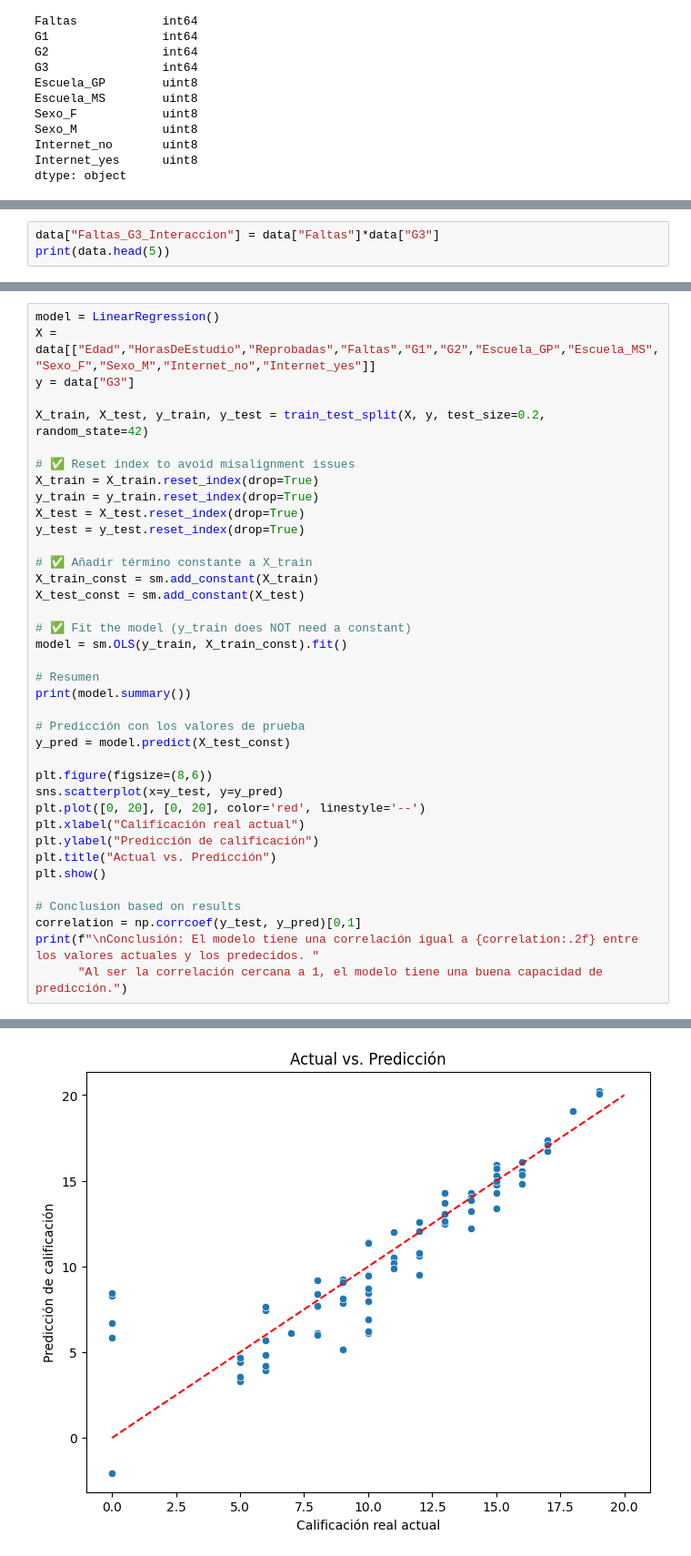
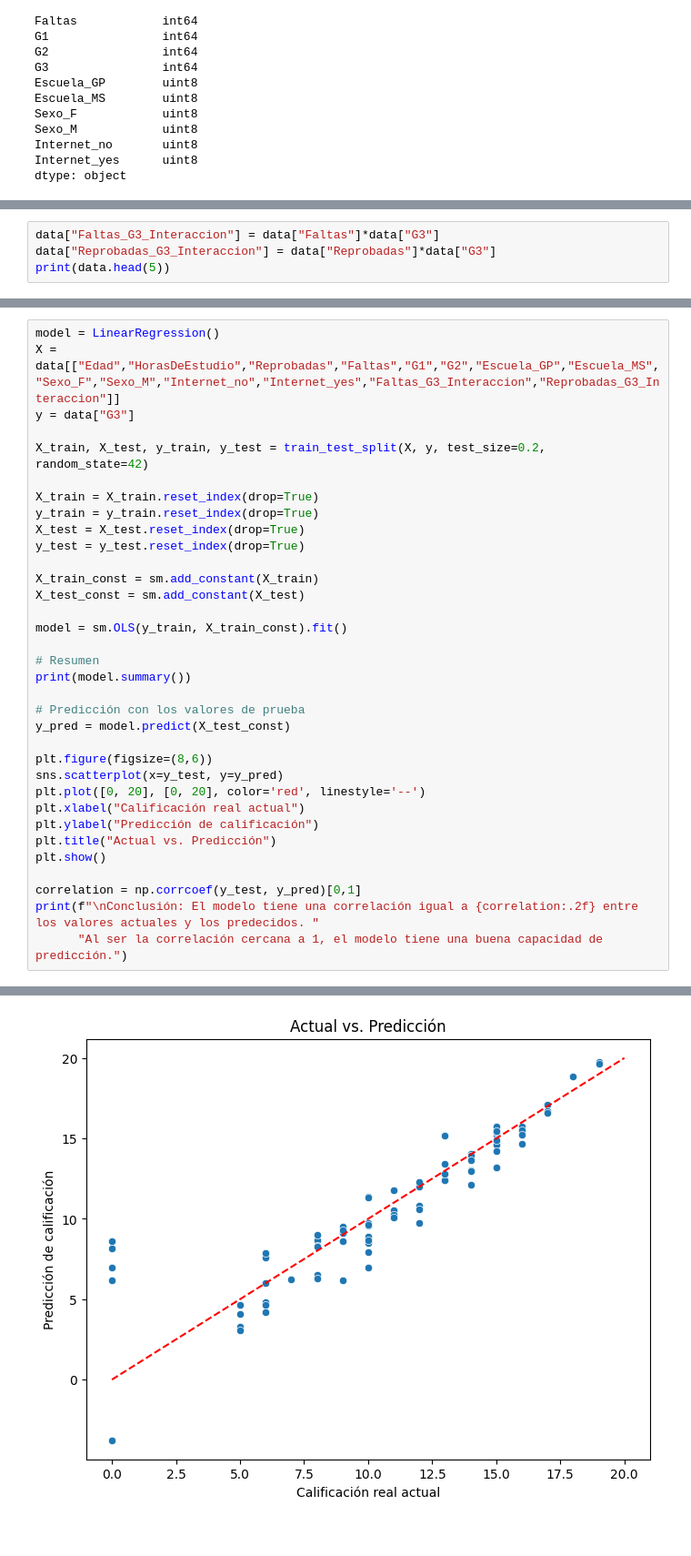
Before and after one commit to joe-chic/inteligencia_artificial_I, a Jupyter notebook: A1.5/A1.5 504065.ipynb, the cells around one changed output, grey strips where cells are left out. Shown at 91% size. Drawn from its saved outputs; the diff is of its cells as text.

```diff
--- a/A1.5/A1.5 504065.ipynb
+++ b/A1.5/A1.5 504065.ipynb
@@ -124,5 +117,6 @@ Variables que deben ser removidas por colinealidad alta: {'Sexo_M', 'Internet_ye
 # %%
 data["Faltas_G3_Interaccion"] = data["Faltas"]*data["G3"]
+data["Reprobadas_G3_Interaccion"] = data["Reprobadas"]*data["G3"]
 print(data.head(5))
 # %% [output]
    Edad  HorasDeEstudio  Reprobadas  Faltas  G1  G2  G3  Escuela_GP  \
@@ -150,21 +144,18 @@ print(data.head(5))
 # %%
 model = LinearRegression()
-X = data[["Edad","HorasDeEstudio","Reprobadas","Faltas","G1","G2","Escuela_GP","Escuela_MS","Sexo_F","Sexo_M","Internet_no","Internet_yes"]]
+X = data[["Edad","HorasDeEstudio","Reprobadas","Faltas","G1","G2","Escuela_GP","Escuela_MS","Sexo_F","Sexo_M","Internet_no","Internet_yes","Faltas_G3_Interaccion","Reprobadas_G3_Interaccion"]]
 y = data["G3"]
 
 X_train, X_test, y_train, y_test = train_test_split(X, y, test_size=0.2, random_state=42)
 
-# ✅ Reset index to avoid misalignment issues
 X_train = X_train.reset_index(drop=True)
 y_train = y_train.reset_index(drop=True)
 X_test = X_test.reset_index(drop=True)
 y_test = y_test.reset_index(drop=True)
 
-# ✅ Añadir término constante a X_train
 X_train_const = sm.add_constant(X_train)
 X_test_const = sm.add_constant(X_test)
 
-# ✅ Fit the model (y_train does NOT need a constant)
 model = sm.OLS(y_train, X_train_const).fit()
 
 # Resumen
@@ -181,7 +172,6 @@ plt.ylabel("Predicción de calificación")
 plt.title("Actual vs. Predicción")
 plt.show()
 
-# Conclusion based on results
 correlation = np.corrcoef(y_test, y_pred)[0,1]
 print(f"\nConclusión: El modelo tiene una correlación igual a {correlation:.2f} entre los valores actuales y los predecidos. "
       "Al ser la correlación cercana a 1, el modelo tiene una buena capacidad de predicción.")
@@ -205,3 +195,3 @@ Notes:
 strong multicollinearity problems or that the design matrix is singular.
-[figure, old version]
+[figure, new version]
 Conclusión: El modelo tiene una correlación igual a 0.89 entre los valores actuales y los predecidos. Al ser la correlación cercana a 1, el modelo tiene una buena capacidad de predicción.
```
Also changed, not shown: parts of 15 cells of this notebook, 3 other files.
